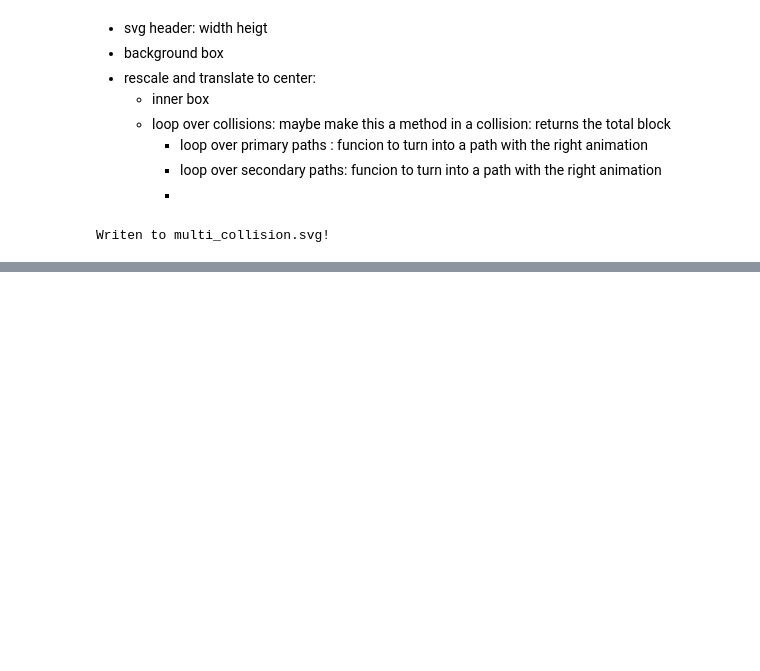
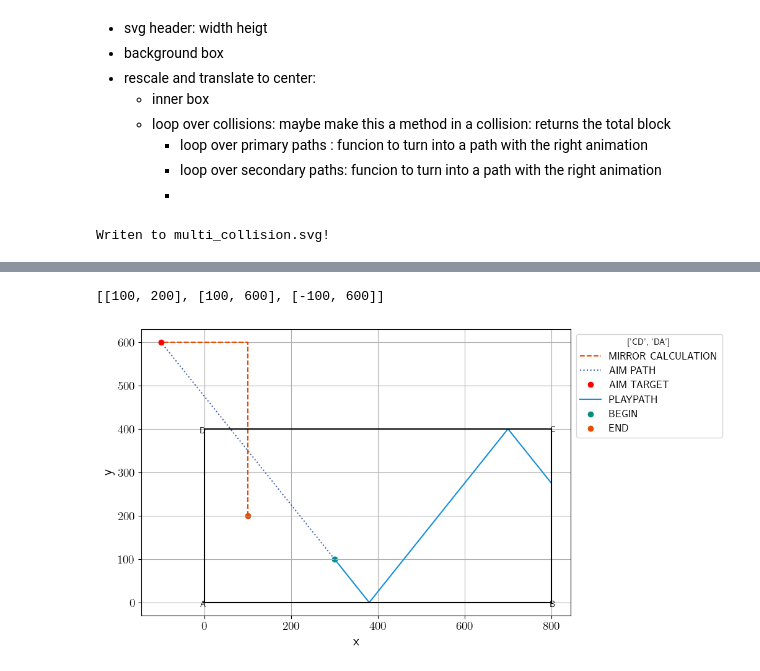
Before and after one commit to LEMettler/svg-collision, a Jupyter notebook: billiard-reflections.ipynb, the cells around one changed output, grey strips where cells are left out. Saved outputs shown, nothing was run; the diff lists cells and outputs as text; code cells hidden in the pictures; blank space fills up the shorter version.

```diff
--- a/billiard-reflections.ipynb
+++ b/billiard-reflections.ipynb
@@ -69,7 +69,7 @@ def newCollsionPoint(x, y, alpha):
     else:
         return (xbottom, 0, 360-alpha) # collision bottom horizontal
 # %%
-def plotTable(mirrorpath, aimpath):
+def plotTable(mirrorpath, aimpath, width, height):
     x_coords = [pos[0] for pos in mirrorpath]
     y_coords = [pos[1] for pos in mirrorpath]
 
@@ -366,0 +405,51 @@ Writen to multi_collision.svg!
+# %%
+def reflect(pos, wall, width, height):
+    if wall == 'AB':
+        return [pos[0], -pos[1]]
+    if wall == 'CD':
+        return [pos[0], 2*height - pos[1]]
+    if wall == 'BC':
+        return [2*width - pos[0], pos[1]]
+    if wall == 'DA':
+        return [-pos[0], pos[1]]
+    print('Error')
+# %%
+A = [300, 100]
+B = [100, 200]
+
+path = [B]
+bounces = ['CD', 'DA'] #from A to B
+
+
+width = 800
+height = 400
+
+for ref in bounces:
+    nup = reflect(path[-1], ref, width, height)
+    path.append(nup)
+print(path)
+# this is the virtual path
+
+#this is the angle going out from A
+alpha = calculateAngle(A, path[-1])
+x0v, y0v, a0v = [A[0]], [A[1]], [alpha]
+
+for i  in range(len(bounces)+1):
+    xx, yy, aa = newCollsionPoint(x0v[-1], y0v[-1], a0v[-1], width=width, height=height)
+    x0v.append(xx)
+    y0v.append(yy)
+    a0v.append(aa)
+
+#x0v[-1] = B[0]
+#y0v[-1] = B[1]
+plotTable(path, [x0v, y0v], width, height)
+
+
+plt.axis('scaled')
+plt.xlabel('x')
+plt.ylabel('y')
+plt.legend(title=str(bounces), bbox_to_anchor=(1., 1.), loc='upper left', ncol=1)
+plt.show()
+# %% [output]
+[[100, 200], [100, 600], [-100, 600]]
+[figure, added]
```
Also changed, not shown: parts of 5 cells of this notebook, 3 other files.
